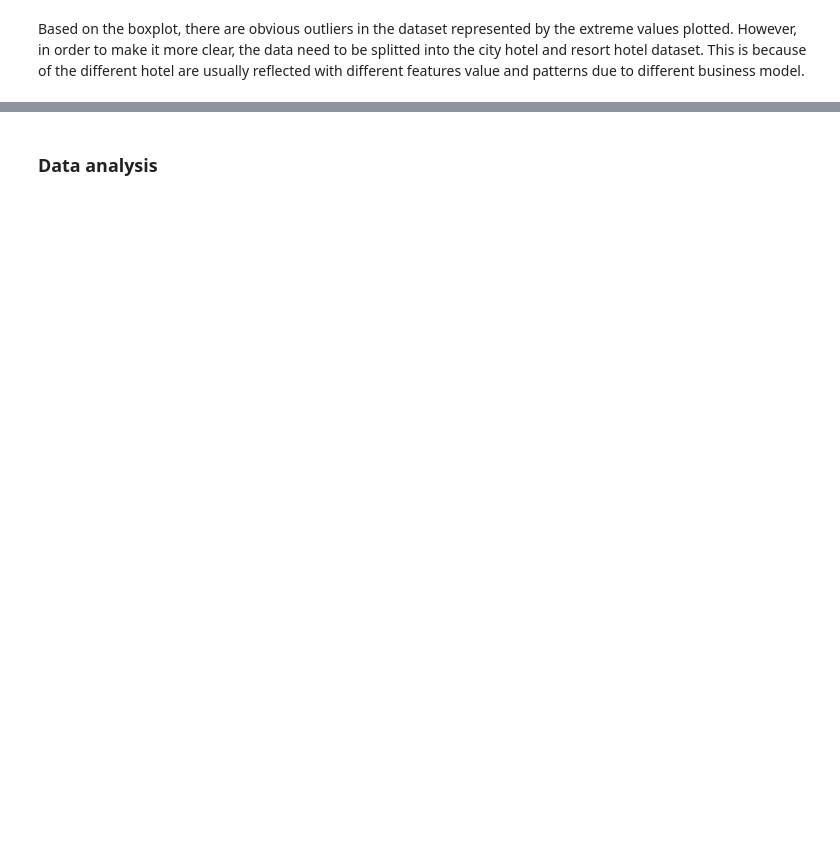
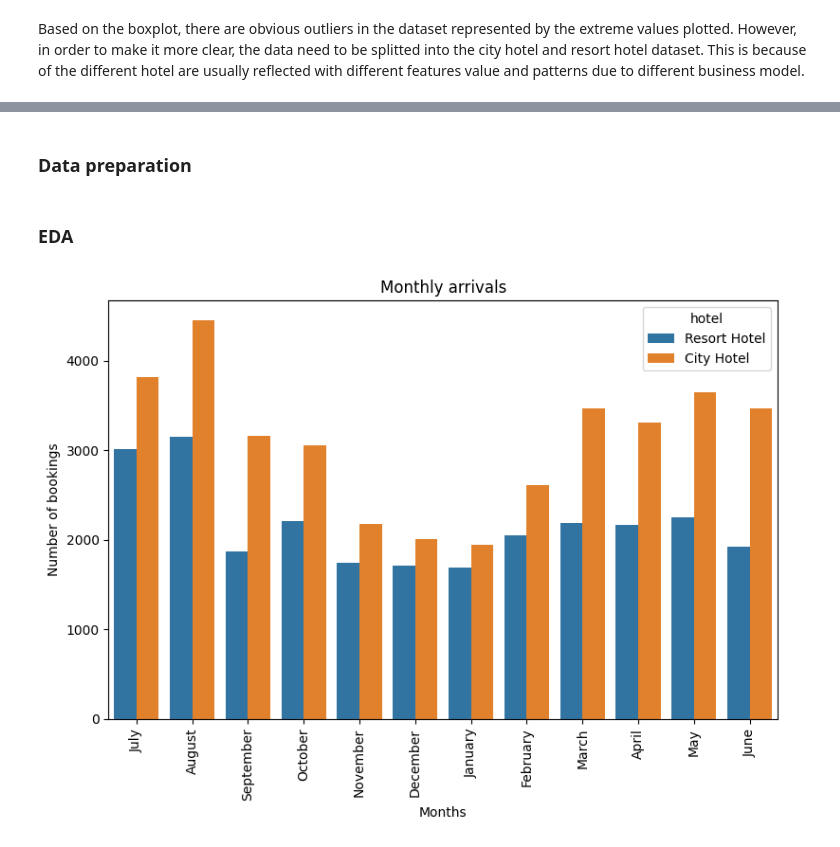
Before and after one commit to jtkhair/hotel, a Jupyter notebook: Notebook/hotel.ipynb, the cells around one changed output, grey strips where cells are left out. Drawn from its saved outputs; the diff is of its cells as text; code cells hidden in the pictures; blank space fills up the shorter version.

```diff
--- a/Notebook/hotel.ipynb
+++ b/Notebook/hotel.ipynb
@@ -234,2 +264,38 @@ df.loc[df['previous_bookings_not_canceled'] > 0, ['previous_bookings_not_cancele
 # %% [markdown]
-### Data analysis
+### Data preparation
+# %%
+# Change data type to string
+df['is_canceled'] = df['is_canceled'].astype('str')
+df['is_repeated_guest'] = df['is_repeated_guest'].astype('str')
+df['arrival_date_month'] = df['arrival_date_month'].astype('str')
+
+
+# Data preparation
+
+# Total nights per booking
+df['total_nights'] = df['stays_in_week_nights'] + df['stays_in_weekend_nights']
+
+# Create new 'family' feature for adult, children & baby group
+df['family'] = np.where(df['children'] +  df['babies'] > 0, '1', '0')
+
+# Confirmed bookings dataset
+confirmed_bookings = df[df['is_canceled'] == '0']
+
+# Canceled bookings dataset
+canceled_bookings = df[df['is_canceled'] == '1']
+# %% [markdown]
+### EDA
+# %%
+# Month with highest confirmed bookings
+
+plt.figure(figsize = (8, 6))
+
+sns.countplot(x = 'arrival_date_month', data = confirmed_bookings, hue = 'hotel')
+plt.title('Monthly arrivals', )
+plt.xlabel('Months')
+plt.ylabel('Number of bookings')
+plt.xticks(rotation='vertical')
+
+plt.tight_layout()
+# %% [output]
+[figure, added]
```
Also changed, not shown: parts of 25 cells of this notebook.
